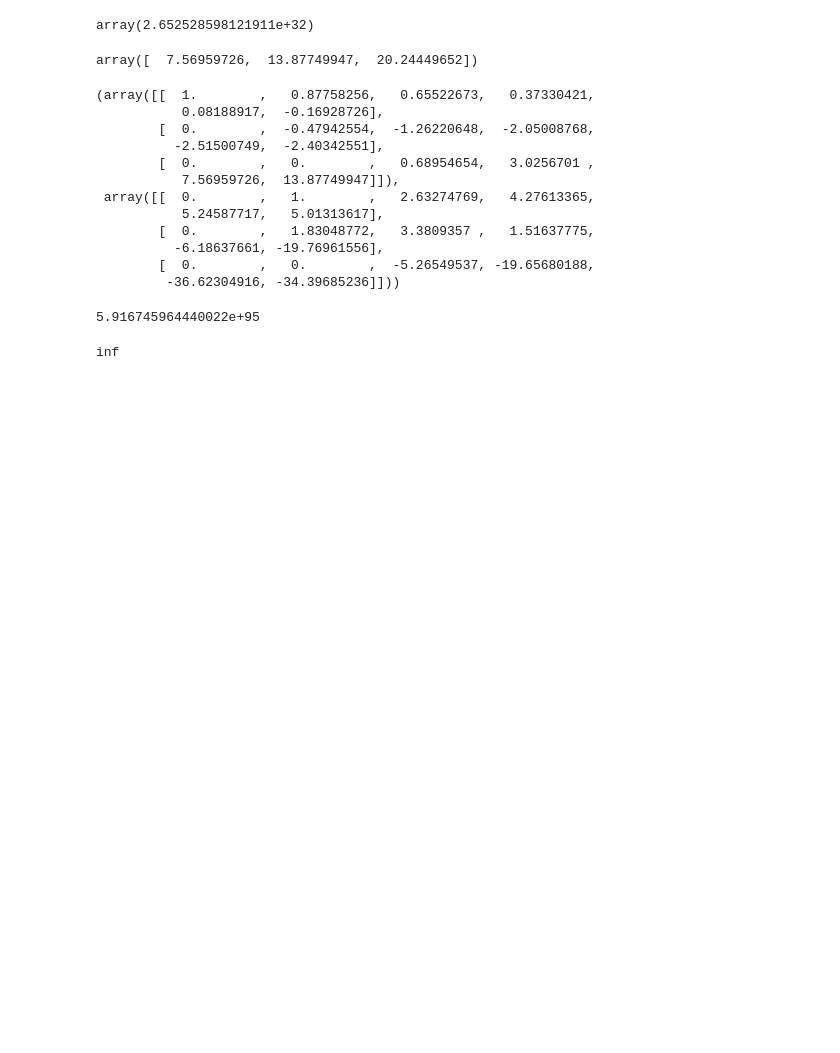
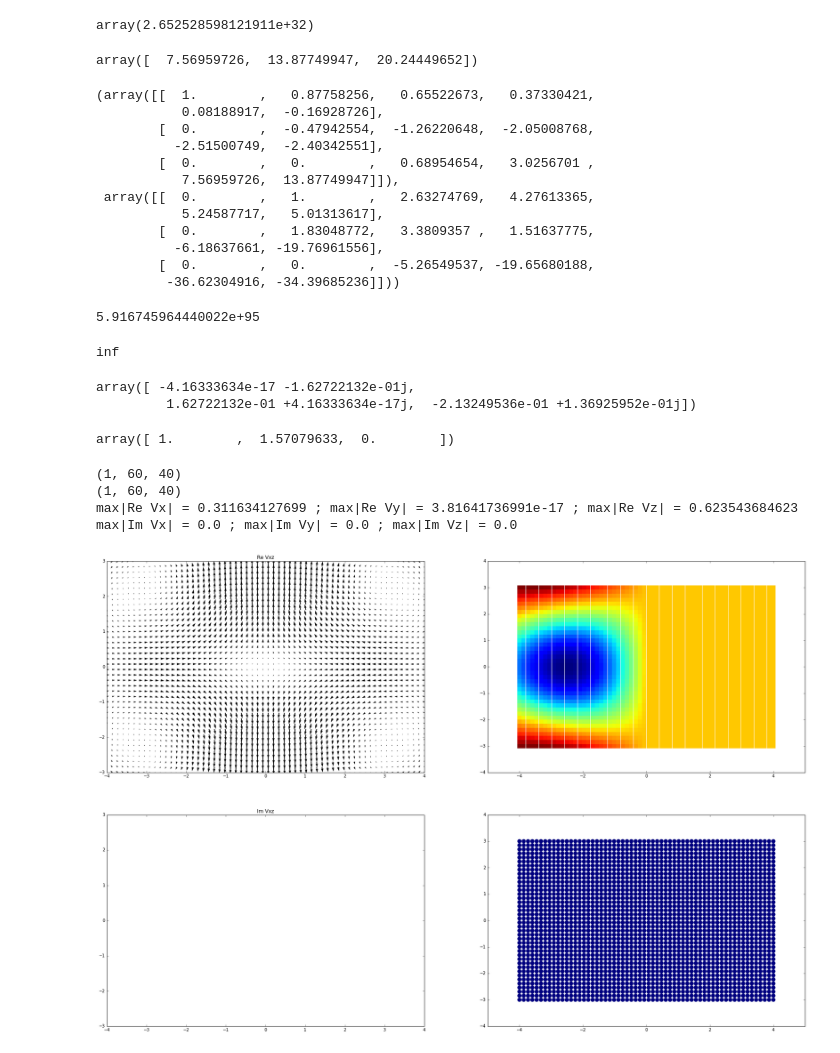
Before and after one commit to texnokrates/qpms-ipynotebooks, a Jupyter notebook: Scattering-Xu.ipynb, the cells around one changed output. Drawn from its saved outputs; the diff is of its cells as text; code cells hidden in the pictures; blank space fills up the shorter version.

```diff
--- a/Scattering-Xu.ipynb
+++ b/Scattering-Xu.ipynb
@@ -292,7 +294,7 @@ def zn(n, z, J=1):
 
 
 def τ(m,n,θ):
-    return -sin(θ)*lpmn(m,n,cos(θ))[1][m+1,n+1]
+    return -sin(θ)*lpmn(m,n,cos(θ))[1][m,n]
 
 def Π(m,n,θ):
     return (m/sin(θ))*lpmv(m,n,cos(θ))
@@ -310,7 +312,7 @@ def svw_M(m, n, k, r, θ, φ, J=1):
     φ̂ = np.array([-sinφ, cosφ, 0])
 
     return ((1j * θ̂  * Π(m,n,θ) - φ̂ *τ(m,n,θ))
-            * zn(n, kr, J)[0][n+1] * exp(1j*m*φ))
+            * zn(n, kr, J)[0][n] * cmath.exp(1j*m*φ))
 
 def svw_N(m, n, k, r, θ, φ, J=1):
     kr = k*r
@@ -318,14 +320,15 @@ def svw_N(m, n, k, r, θ, φ, J=1):
     sinθ = sin(θ)
     sinφ = sin(φ)
     cosφ = cos(φ)
-    eimφ = exp(1j*m*φ)
+    eimφ = cmath.exp(1j*m*φ)
     ř = np.array([sinθ*cosφ,sinθ*sinφ,cosθ]) # je to dobře?
     θ̂ = np.array([cosθ*cosφ,cosθ*sinφ,-sinθ])
     φ̂ = np.array([-sinφ, cosφ, 0])
+    eimφ = cmath.exp(1j*m*φ)
     zz = zn(n, kr, J)
-    radpart = n*(n+1)*lpmv(m,n,cosθ)*(zz[0][n+1]/kr)*eimf
+    radpart = n*(n+1)*lpmv(m,n,cosθ)*(zz[0][n]/kr)*eimφ*ř
     angpart = (θ̂ *τ(m,n,θ) + 1j*φ̂ *Π(m,n,θ)) * (
-      zz[0][n+1]/kr + zz[1][n+1]) * eimφ
+      zz[0][n]/kr + zz[1][n]) * eimφ
     return (radpart + angpart)
 
 def spherical_vector_waves(nmax, k, r):
@@ -406,3 +409,8 @@ def mie_reflection_coefficients(a, nmax, ε_m, ε_b, ω):
     RH = (k_m*dτ_m*τ_b - k_b*dτ_b*τ_m) / (k_m*dτ_m*κ_b - k_b*dκ_b*τ_m)
     RV = (k_m*τ_m*dτ_b - k_b*τ_b*dτ_m) / (k_m*τ_m*dκ_b - k_b*κ_b*dτ_m)
     return (RH, RV)
+# %%
+svw_M(m=1, n=1, k=1, r=1, θ=1, φ=1, J=1)
+# %% [output]
+array([ -4.16333634e-17 -1.62722132e-01j,
+         1.62722132e-01 +4.16333634e-17j,  -2.13249536e-01 +1.36925952e-01j])
@@ -408,0 +440,4 @@ def mie_reflection_coefficients(a, nmax, ε_m, ε_b, ω):
+# %%
+cart2sph(sph2cart(np.array([1,π/2,0])))
+# %% [output]
+array([ 1.        ,  1.57079633,  0.        ])
@@ -408,0 +447,40 @@ def mie_reflection_coefficients(a, nmax, ε_m, ε_b, ω):
+# %%
+m=0
+n=2
+k=1
+
+x = np.linspace(-4,4,60)
+y = 0
+z = np.linspace(-3,3,40)
+x,y,z = np.meshgrid(x,y,z)
+# %%
+# TODO udělat _funkce_ na řezy vln
+Nrθ = np.empty(x.shape+(3,),dtype=complex)
+cart = np.stack((x,y,z),axis=-1)
+sph = cart2sph(cart,axis=-1)
+print(x.shape)
+for i in np.ndindex(x.shape):
+        Nrθ[i] = svw_N(m, n, k, sph[i+(0,)], sph[i+(1,)], sph[i+(2,)], J=1)
+print(u.shape)
+f, axarr = plt.subplots(2, 2, figsize=(30,20))
+#plt.figure(figsize=(6, 4))
+axarr[0,0].quiver(x.flatten(),z.flatten(),np.real(Nrθ[...,0]).flatten(),np.real(Nrθ[...,2]).flatten())
+axarr[0,0].set_title("Re Vxz")
+axarr[0,1].scatter(x.flatten(),z.flatten(),s=100,edgecolors='none',c=np.real(Nrθ[...,1]).flatten(),marker='s')
+#axarr[0,1].xlim[np.min(x),np.max(x)]
+#axarr[0,1].ylim[np.min(z),np.max(z)]
+axarr[1,0].quiver(x.flatten(),z.flatten(),np.imag(Nrθ[...,0]).flatten(),np.imag(Nrθ[...,2]).flatten())
+axarr[1,0].set_title("Im Vxz")
+axarr[1,1].scatter(x.flatten(),z.flatten(),s=100,edgecolors='none',c=np.imag(Nrθ[...,1]).flatten())
+print("max|Re Vx| =",np.max(np.abs(np.real(Nrθ[...,0]))),
+      "; max|Re Vy| =",np.max(np.abs(np.real(Nrθ[...,1]))),
+      "; max|Re Vz| =",np.max(np.abs(np.real(Nrθ[...,2]))))
+print("max|Im Vx| =",np.max(np.abs(np.imag(Nrθ[...,0]))),
+      "; max|Im Vy| =",np.max(np.abs(np.imag(Nrθ[...,1]))),
+      "; max|Im Vz| =",np.max(np.abs(np.imag(Nrθ[...,2]))))
+# %% [output]
+(1, 60, 40)
+(1, 60, 40)
+max|Re Vx| = 0.311634127699 ; max|Re Vy| = 3.81641736991e-17 ; max|Re Vz| = 0.623543684623
+max|Im Vx| = 0.0 ; max|Im Vy| = 0.0 ; max|Im Vz| = 0.0
+[figure, added]
```
Also changed, not shown: parts of 7 cells of this notebook.
